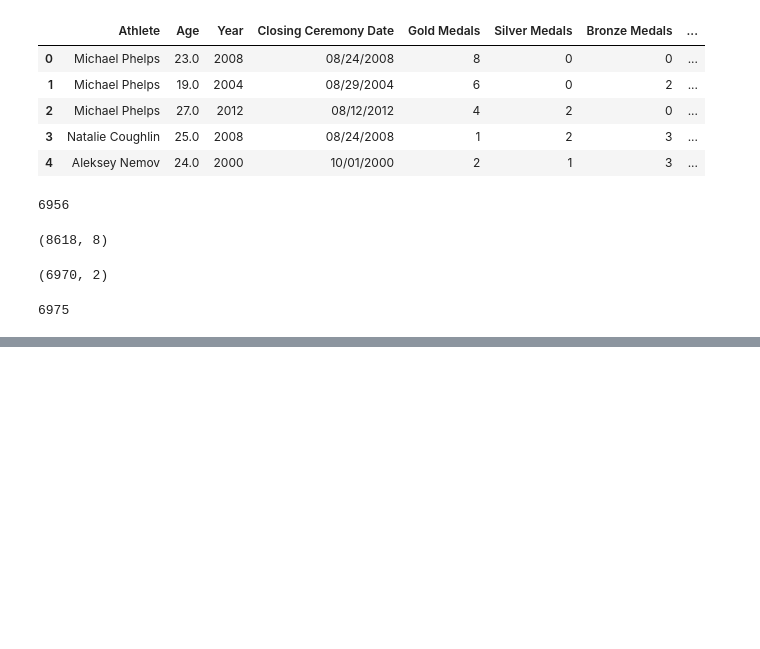
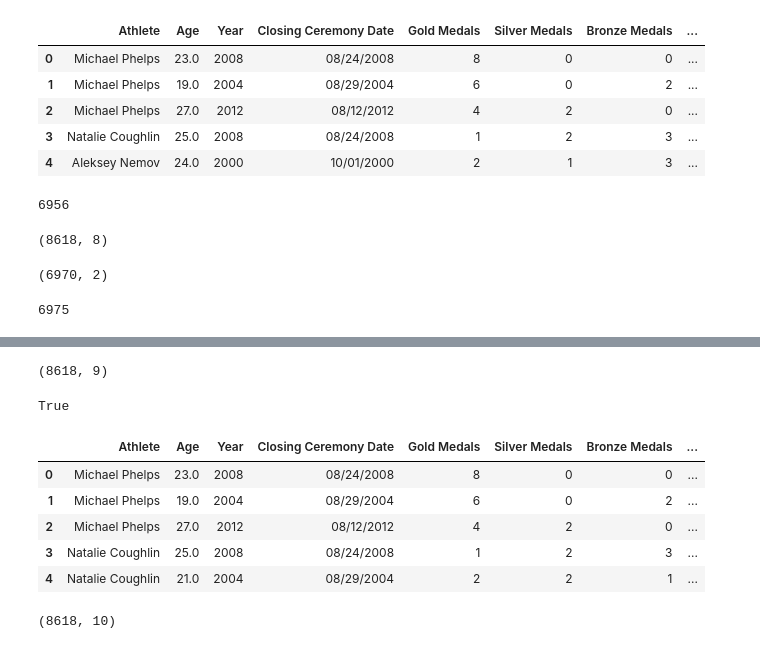
Before and after one commit to nastyc0de/curso_ml, a Jupyter notebook: T2 - 4 - Concatenacion de datos.ipynb, the cells around one changed output, grey strips where cells are left out. Drawn from its saved outputs; the diff is of its cells as text; code cells hidden in the pictures; blank space fills up the shorter version.

```diff
--- a/T2 - 4 - Concatenacion de datos.ipynb
+++ b/T2 - 4 - Concatenacion de datos.ipynb
@@ -150,3 +150,5 @@ data_sport = pd.read_csv(f'{filepath}Athelete_Sports_Map.csv', encoding='ISO-885
 data_sport.shape[0]
 # %% [output]
 6975
+# %%
+data_country_dp = data_country.drop_duplicates(subset='Athlete')
@@ -152,0 +159,28 @@ data_sport.shape[0]
+# %%
+data_main_country = pd.merge(left=datamain, right=data_country_dp,
+                            left_on='Athlete', right_on='Athlete')
+# %%
+data_main_country.shape
+# %% [output]
+(8618, 9)
+# %%
+data_sport_dp = data_sport.drop_duplicates(subset='Athlete')
+# %%
+len(data_sport_dp) == len(a)
+# %% [output]
+True
+# %%
+data_final = pd.merge(left=data_main_country, right=data_sport_dp, left_on='Athlete', right_on='Athlete')
+# %%
+data_final.head()
+# %% [output]
+|  | Athlete | Age | Year | Closing Ceremony Date | Gold Medals | Silver Medals | Bronze Medals | ... |
+| 0 | Michael Phelps | 23.0 | 2008 | 08/24/2008 | 8 | 0 | 0 | ... |
+| 1 | Michael Phelps | 19.0 | 2004 | 08/29/2004 | 6 | 0 | 2 | ... |
+| 2 | Michael Phelps | 27.0 | 2012 | 08/12/2012 | 4 | 2 | 0 | ... |
+| 3 | Natalie Coughlin | 25.0 | 2008 | 08/24/2008 | 1 | 2 | 3 | ... |
+| 4 | Natalie Coughlin | 21.0 | 2004 | 08/29/2004 | 2 | 2 | 1 | ... |
+# %%
+data_final.shape
+# %% [output]
+(8618, 10)
```
Also changed, not shown: parts of 1 cell of this notebook, 1 other file.
